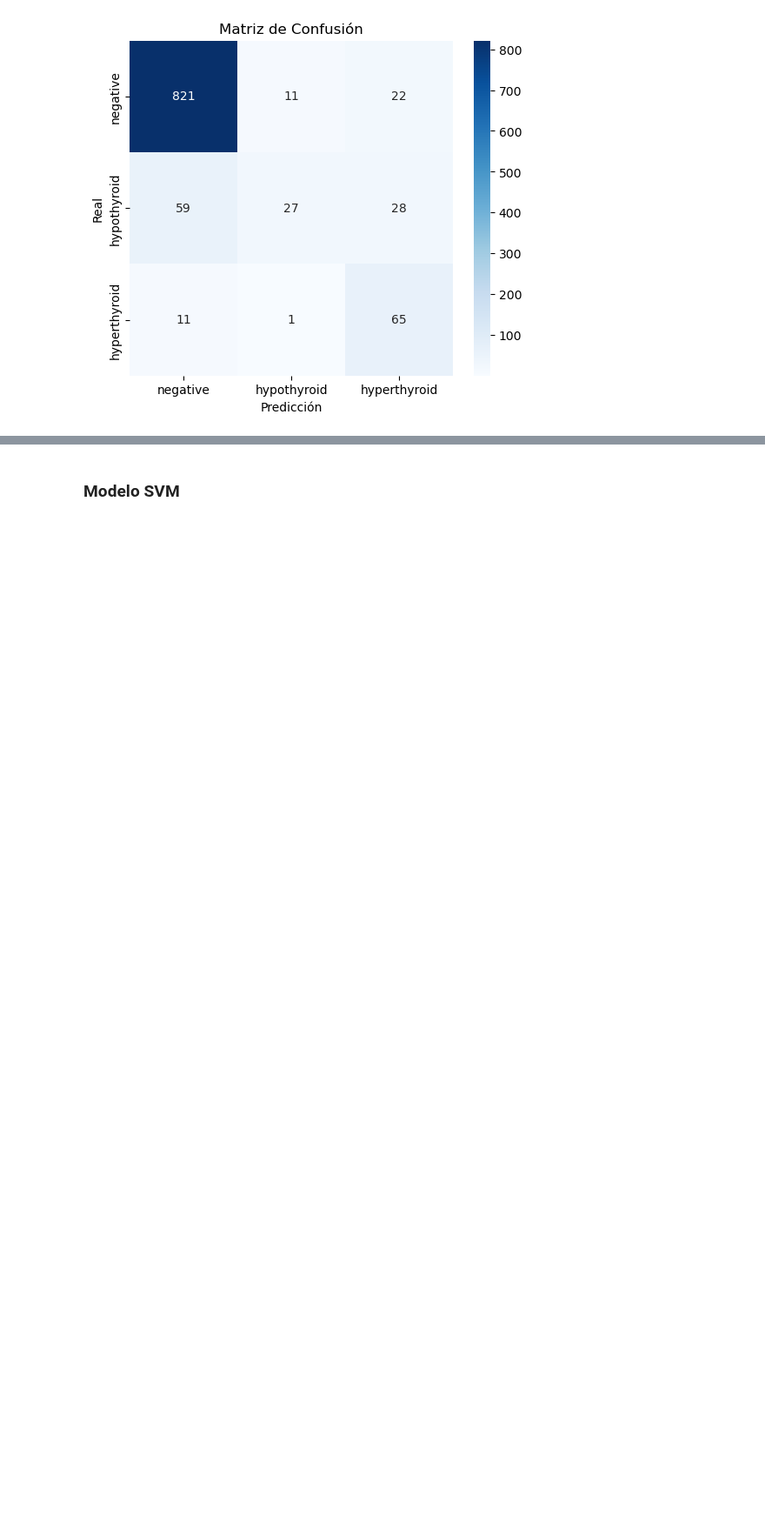
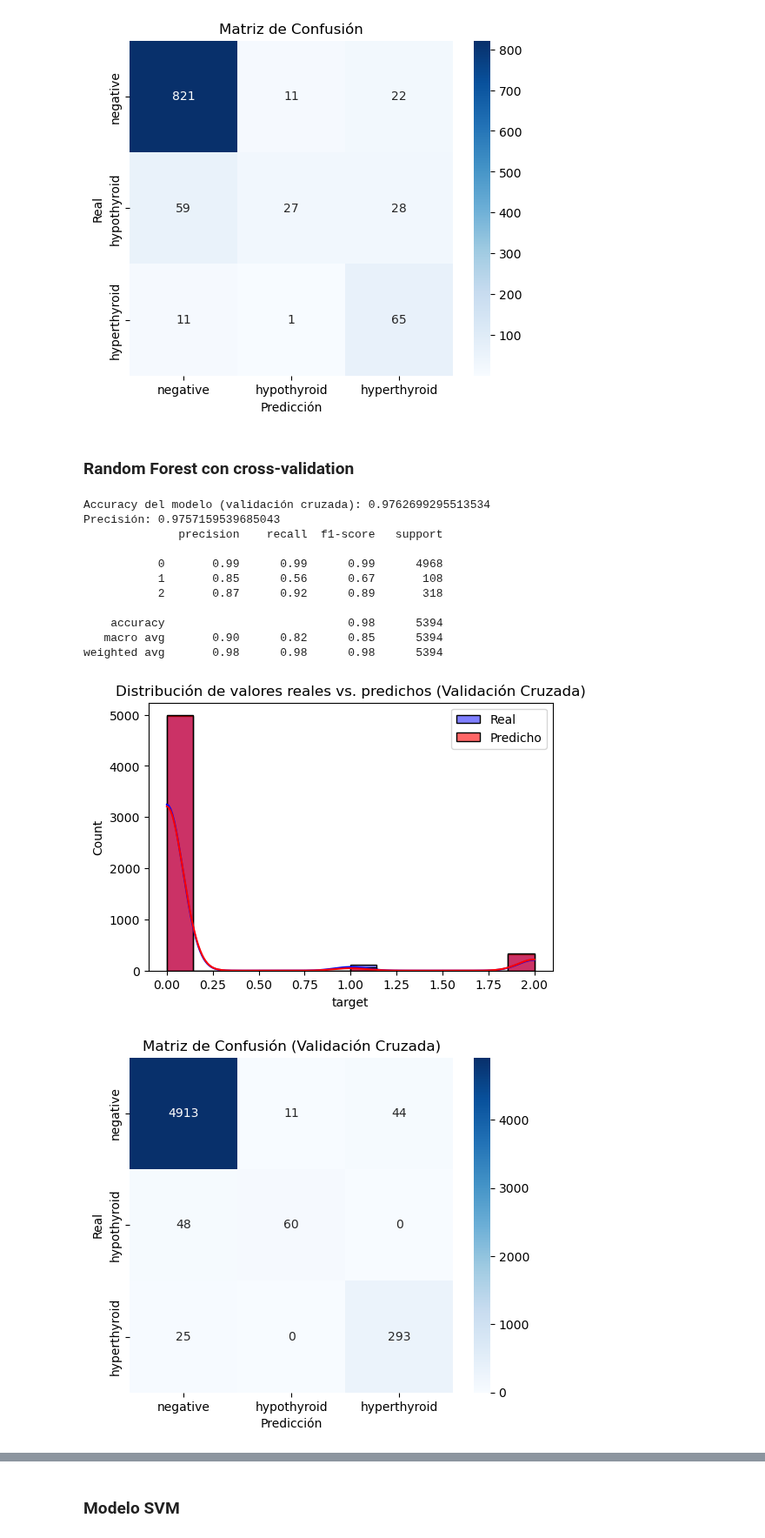
Before and after one commit to Mariorb88/pia, a Jupyter notebook: t7-thyroid-detection/thyroid.ipynb, the cells around one changed output, grey strips where cells are left out. Shown at 87% size. Drawn from its saved outputs; the diff is of its cells as text; code cells hidden in the pictures; blank space fills up the shorter version.

Commit message:
Aplicar cross-validation en Random Forest

```diff
--- a/t7-thyroid-detection/thyroid.ipynb
+++ b/t7-thyroid-detection/thyroid.ipynb
@@ -371,3 +371,62 @@ Precisión: 0.8701929782714749
 weighted avg       0.87      0.87      0.86      1045
 [figure]
 [figure]
+# %% [markdown]
+### Random Forest con cross-validation
+# %%
+from sklearn.ensemble import RandomForestClassifier
+from sklearn.model_selection import cross_val_predict, cross_val_score
+from sklearn.metrics import accuracy_score, precision_score, classification_report, confusion_matrix
+import matplotlib.pyplot as plt
+import seaborn as sns
+
+# Crear el modelo Random Forest
+rf_model = RandomForestClassifier(n_estimators=100, random_state=42)
+
+# Obtener predicciones con validación cruzada (simula test sin usar X_test)
+y_pred_cv = cross_val_predict(rf_model, X_train, y_train, cv=5)
+
+# Evaluar el modelo con los datos de entrenamiento usando validación cruzada
+accuracy = accuracy_score(y_train, y_pred_cv)
+precision = precision_score(y_train, y_pred_cv, average='weighted')
+
+print(f'Accuracy del modelo (validación cruzada): {accuracy}')
+print(f'Precisión: {precision}')
+
+# Mostrar el reporte de clasificación
+print(classification_report(y_train, y_pred_cv))
+
+# Crear la matriz de confusión
+cm = confusion_matrix(y_train, y_pred_cv)
+
+# Graficar la distribución de valores reales vs. predichos
+plt.figure(figsize=(6,4))
+sns.histplot(y_train, color="blue", label="Real", kde=True)
+sns.histplot(y_pred_cv, color="red", label="Predicho", kde=True, alpha=0.6)
+plt.legend()
+plt.title('Distribución de valores reales vs. predichos (Validación Cruzada)')
+plt.show()
+
+# Graficar la matriz de confusión
+plt.figure(figsize=(6,5))
+sns.heatmap(cm, annot=True, fmt="d", cmap="Blues",
+            xticklabels=["negative", "hypothyroid", "hyperthyroid"],
+            yticklabels=["negative", "hypothyroid", "hyperthyroid"])
+plt.xlabel("Predicción")
+plt.ylabel("Real")
+plt.title("Matriz de Confusión (Validación Cruzada)")
+plt.show()
+# %% [output]
+Accuracy del modelo (validación cruzada): 0.9762699295513534
+Precisión: 0.9757159539685043
+              precision    recall  f1-score   support
+
+           0       0.99      0.99      0.99      4968
+           1       0.85      0.56      0.67       108
+           2       0.87      0.92      0.89       318
+
+    accuracy                           0.98      5394
+   macro avg       0.90      0.82      0.85      5394
+weighted avg       0.98      0.98      0.98      5394
+[figure, added]
+[figure, added]
```
Also changed, not shown: parts of 2 cells of this notebook.
